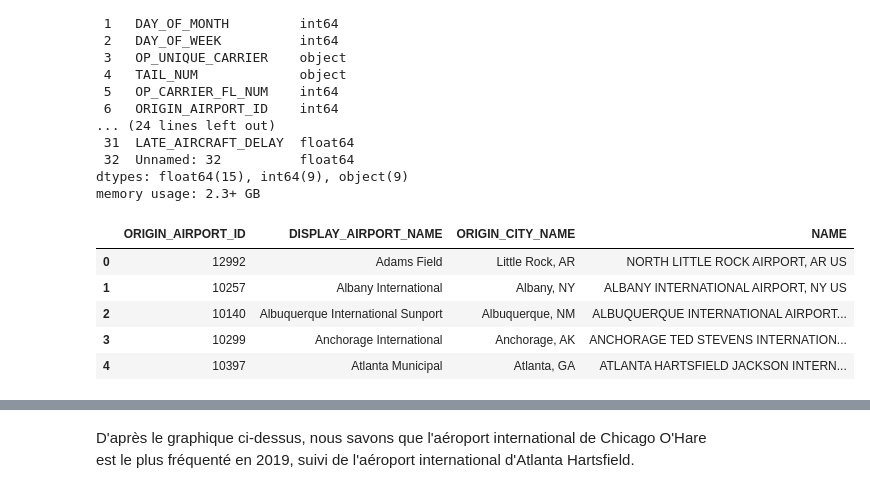
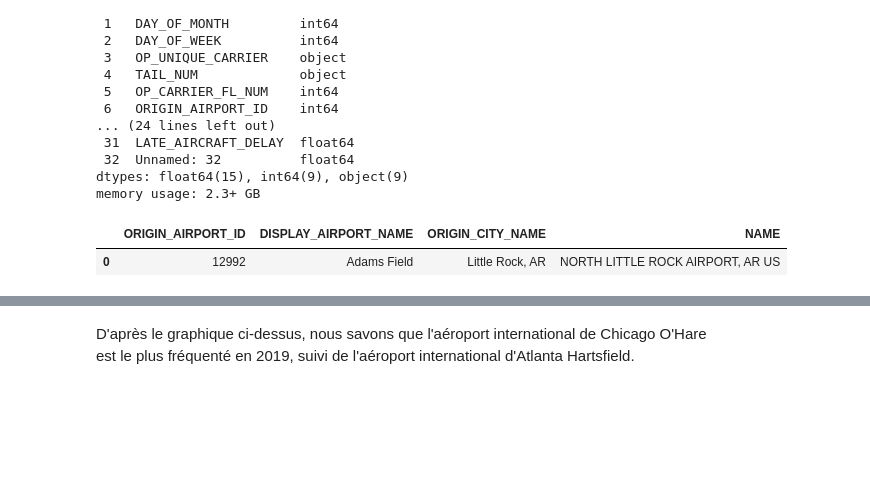
Before and after one commit to loft897/Final-Project-Jedha, a Jupyter notebook: final_project.ipynb, the cells around one changed output, grey strips where cells are left out. Saved outputs shown, nothing was run; the diff lists cells and outputs as text; code cells hidden in the pictures; blank space fills up the shorter version.

```diff
--- a/final_project.ipynb
+++ b/final_project.ipynb
@@ -83,14 +80,10 @@ memory usage: 2.3+ GB
 # %%
 #  Merge airports list into dataframe
 
 airports = pd.read_csv('./assets/airports_list.csv')
-airports.head()
+airports.head(1)
 # %% [output]
 |  | ORIGIN_AIRPORT_ID | DISPLAY_AIRPORT_NAME | ORIGIN_CITY_NAME | NAME |
 | 0 | 12992 | Adams Field | Little Rock, AR | NORTH LITTLE ROCK AIRPORT, AR US |
-| 1 | 10257 | Albany International | Albany, NY | ALBANY INTERNATIONAL AIRPORT, NY US |
-| 2 | 10140 | Albuquerque International Sunport | Albuquerque, NM | ALBUQUERQUE INTERNATIONAL AIRPORT... |
-| 3 | 10299 | Anchorage International | Anchorage, AK | ANCHORAGE TED STEVENS INTERNATION... |
-| 4 | 10397 | Atlanta Municipal | Atlanta, GA | ATLANTA HARTSFIELD JACKSON INTERN... |
 # %%
 df = pd.merge(df, airports[['ORIGIN_AIRPORT_ID','NAME']], left_on='ORIGIN_AIRPORT_ID', right_on='ORIGIN_AIRPORT_ID')
```
Also changed, not shown: parts of 120 cells of this notebook, 30 other files.
